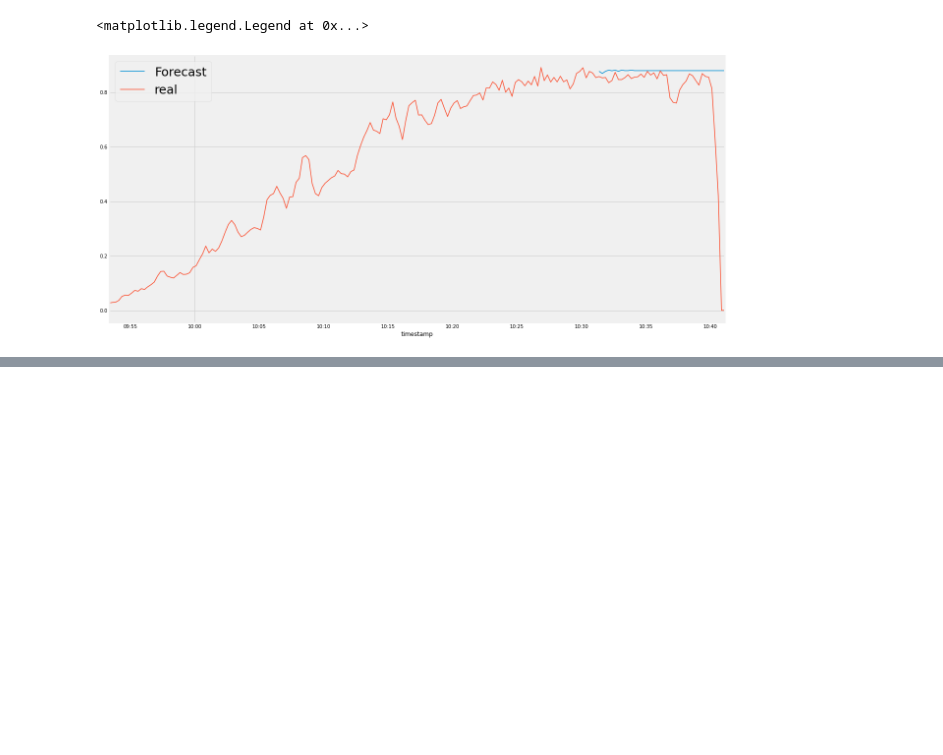
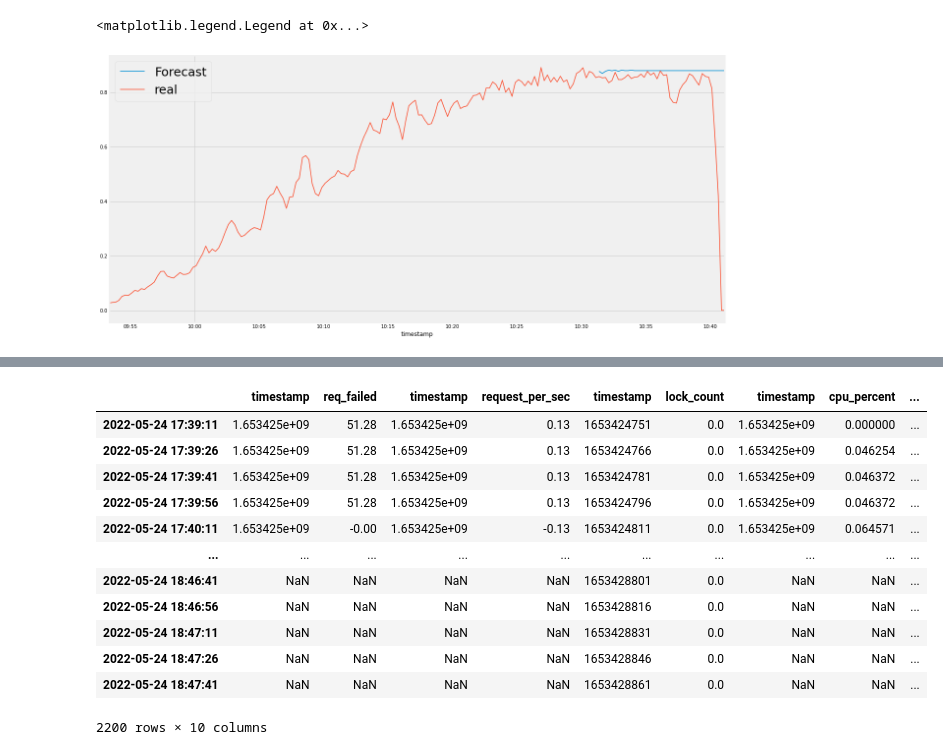
Before and after one commit to BureauTech/BTAlert-AI, a Jupyter notebook: jupyter/notebookV3.ipynb, the cells around one changed output, grey strips where cells are left out. Saved outputs shown, nothing was run; the diff lists cells and outputs as text; code cells hidden in the pictures; blank space fills up the shorter version.

```diff
--- a/jupyter/notebookV3.ipynb
+++ b/jupyter/notebookV3.ipynb
@@ -59,8 +59,8 @@ class BtalertIA:
                 query=metric_name, start_time=start_time, end_time=end_time, step=15)
         )[['value']]
 
-        original_dataframe[self.value_column] = [
-            float(value) for value in original_dataframe[self.value_column]]
+        original_dataframe['value'] = [
+            float(value) for value in original_dataframe['value']]
 
         original_dataframe.rename(columns={'value': alias}, inplace=True)
         self.value_column = alias
@@ -218,0 +245,17 @@ ax.legend(prop={'size': 25})
+# %%
+res.index = [datetime.fromtimestamp(int(data)) for data in res.iloc[:,4]]
+res
+# %% [output]
+|  | timestamp | req_failed | timestamp | request_per_sec | timestamp | lock_count | timestamp | cpu_percent | ... |
+| 2022-05-24 17:39:11 | 1.653425e+09 | 51.28 | 1.653425e+09 | 0.13 | 1653424751 | 0.0 | 1.653425e+09 | 0.000000 | ... |
+| 2022-05-24 17:39:26 | 1.653425e+09 | 51.28 | 1.653425e+09 | 0.13 | 1653424766 | 0.0 | 1.653425e+09 | 0.046254 | ... |
+| 2022-05-24 17:39:41 | 1.653425e+09 | 51.28 | 1.653425e+09 | 0.13 | 1653424781 | 0.0 | 1.653425e+09 | 0.046372 | ... |
+| 2022-05-24 17:39:56 | 1.653425e+09 | 51.28 | 1.653425e+09 | 0.13 | 1653424796 | 0.0 | 1.653425e+09 | 0.046372 | ... |
+| 2022-05-24 17:40:11 | 1.653425e+09 | -0.00 | 1.653425e+09 | -0.13 | 1653424811 | 0.0 | 1.653425e+09 | 0.064571 | ... |
+| ... | ... | ... | ... | ... | ... | ... | ... | ... | ... |
+| 2022-05-24 18:46:41 | NaN | NaN | NaN | NaN | 1653428801 | 0.0 | NaN | NaN | ... |
+| 2022-05-24 18:46:56 | NaN | NaN | NaN | NaN | 1653428816 | 0.0 | NaN | NaN | ... |
+| 2022-05-24 18:47:11 | NaN | NaN | NaN | NaN | 1653428831 | 0.0 | NaN | NaN | ... |
+| 2022-05-24 18:47:26 | NaN | NaN | NaN | NaN | 1653428846 | 0.0 | NaN | NaN | ... |
+| 2022-05-24 18:47:41 | NaN | NaN | NaN | NaN | 1653428861 | 0.0 | NaN | NaN | ... |
+2200 rows × 10 columns
```
Also changed, not shown: parts of 4 cells of this notebook, 4 other files.
